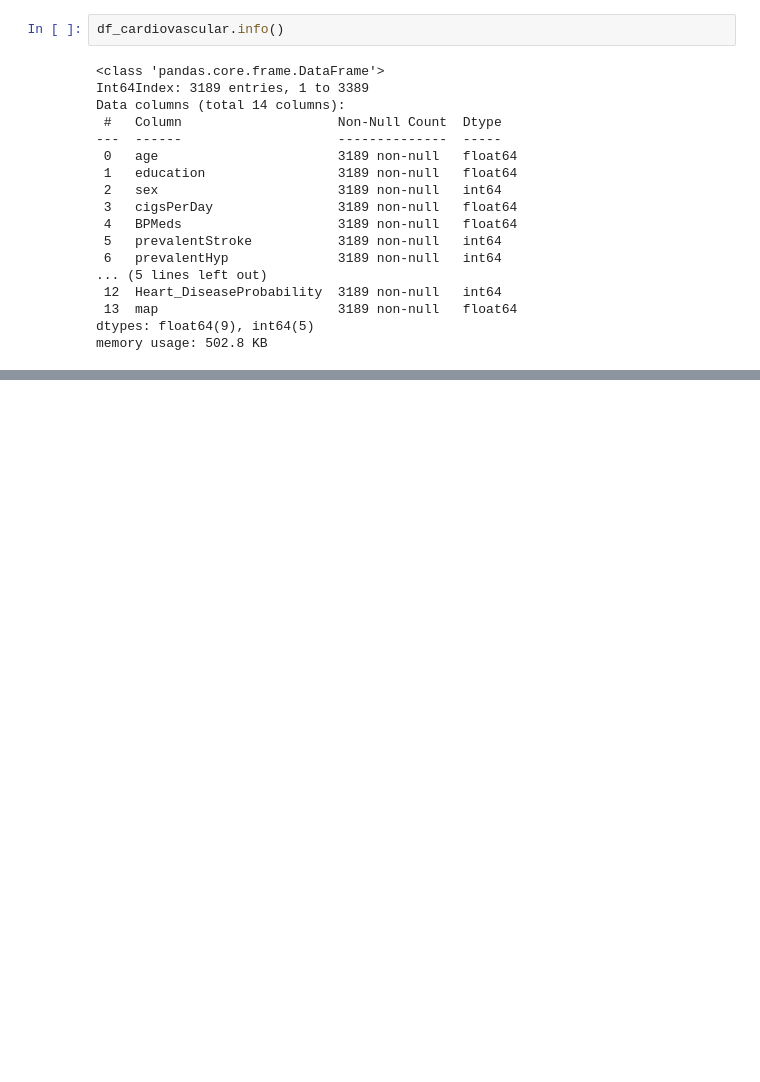
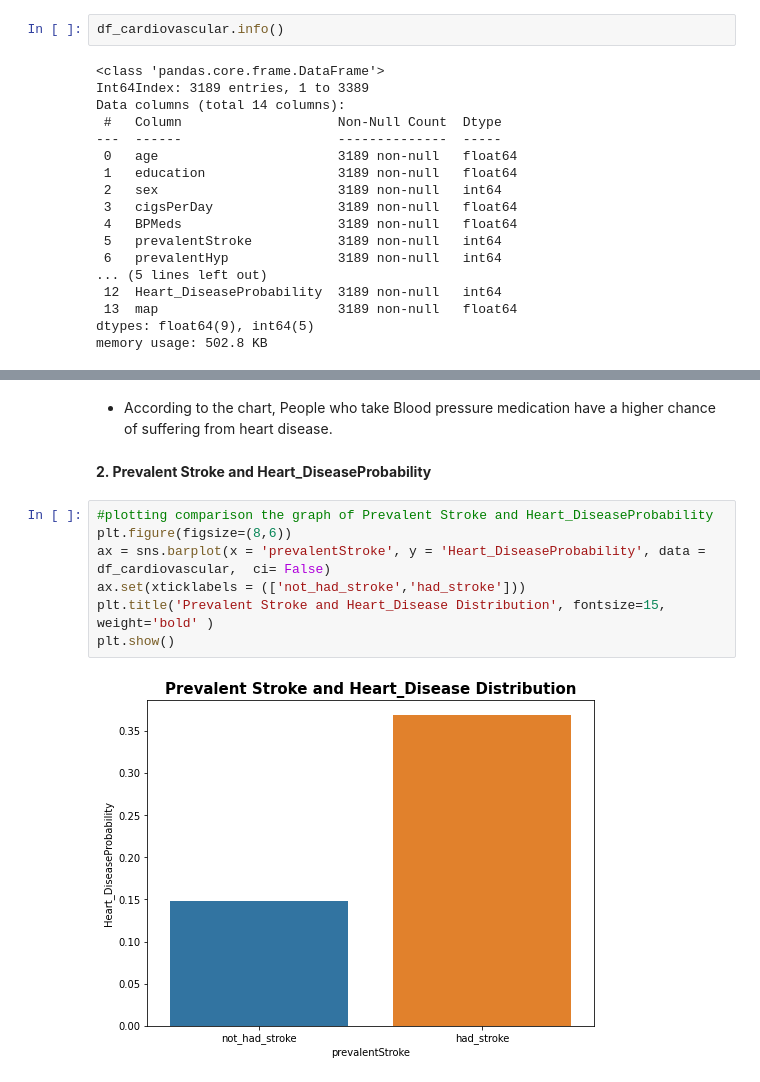
Before and after one commit to sujit-kumar-singh-9115/Capstone-Classification-Project---Cardiovascular-Risk-Prediction, a Jupyter notebook: Capstone(Classification)_Project_Cardiovascular_Risk_Prediction.ipynb, the cells around one changed output, grey strips where cells are left out. Saved outputs shown, nothing was run; the diff lists cells and outputs as text; blank space fills up the shorter version.

```diff
--- a/Capstone(Classification)_Project_Cardiovascular_Risk_Prediction.ipynb
+++ b/Capstone(Classification)_Project_Cardiovascular_Risk_Prediction.ipynb
@@ -556,0 +570,13 @@ memory usage: 502.8 KB
+# %% [markdown]
+* According to the chart, People who take Blood pressure medication have a higher chance of suffering from heart disease.
+# %% [markdown]
+**2. Prevalent Stroke and Heart_DiseaseProbability**
+# %%
+#plotting comparison the graph of Prevalent Stroke and Heart_DiseaseProbability
+plt.figure(figsize=(8,6))
+ax = sns.barplot(x = 'prevalentStroke', y = 'Heart_DiseaseProbability', data = df_cardiovascular,  ci= False)
+ax.set(xticklabels = (['not_had_stroke','had_stroke']))
+plt.title('Prevalent Stroke and Heart_Disease Distribution', fontsize=15, weight='bold' )
+plt.show()
+# %% [output]
+[figure, added]
```
Also changed, not shown: parts of 21 cells of this notebook.
